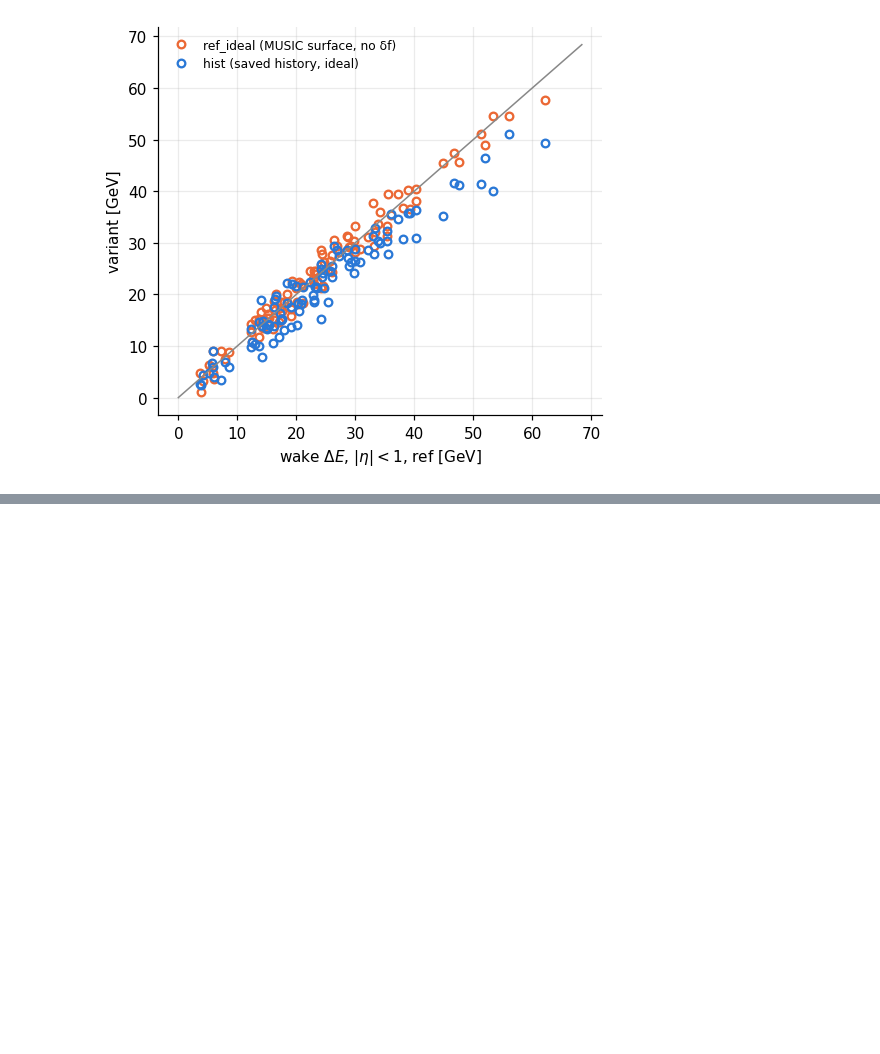
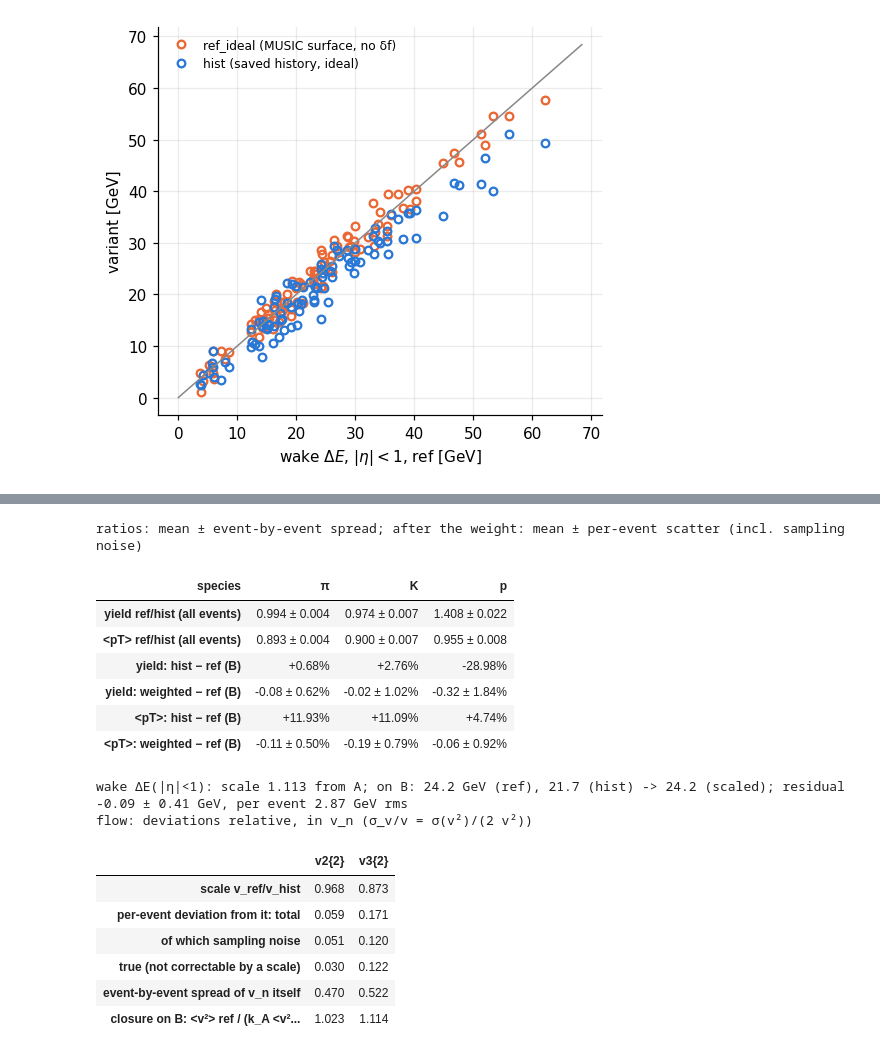
Before and after one commit to jhputschke/js-contrib, a Jupyter notebook: contribs/PyJetscape/example/hydro_hist_vs_surface/hydro_hist_vs_surface.ipynb, the cells around one changed output, grey strips where cells are left out. Saved outputs shown, nothing was run; the diff lists cells and outputs as text; code cells hidden in the pictures; blank space fills up the shorter version.

```diff
--- a/contribs/PyJetscape/example/hydro_hist_vs_surface/hydro_hist_vs_surface.ipynb
+++ b/contribs/PyJetscape/example/hydro_hist_vs_surface/hydro_hist_vs_surface.ipynb
@@ -505 +517,76 @@ hist       wake energy |η|<1: ratio to ref per event, median 0.898, correlation
+# %%
+A, B = np.arange(NEV // 2), np.arange(NEV // 2, NEV)
+ptc, dpt = centers(E["PT_EDGES"]), np.diff(E["PT_EDGES"])
+rows = []
+for j, s in enumerate(("π", "K", "p")):
+    R, H = had("ref", leg, "ptspec")[:, j], had("hist", leg, "ptspec")[:, j]
+    NR, NH = (R * dpt).sum(1), (H * dpt).sum(1)
+    MR, MH = (R * dpt * ptc).sum(1) / NR, (H * dpt * ptc).sum(1) / NH
+    w = R[A].mean(0) / np.maximum(H[A].mean(0), 1e-12)          # per-hadron weight table
+    HC = H[B] * w
+    NC, MC = (HC * dpt).sum(1), (HC * dpt * ptc).sum(1) / (HC * dpt).sum(1)
+    rows.append({"species": s,
+                 "yield ref/hist (all events)": f"{np.mean(NR / NH):.3f} ± {np.std(NR / NH, ddof=1):.3f}",
+                 "<pT> ref/hist (all events)": f"{np.mean(MR / MH):.3f} ± {np.std(MR / MH, ddof=1):.3f}",
+                 "yield: hist − ref (B)": f"{100 * np.mean(NH[B] / NR[B] - 1):+.2f}%",
+                 "yield: weighted − ref (B)": f"{100 * np.mean(NC / NR[B] - 1):+.2f} ± {100 * np.std(NC / NR[B] - 1, ddof=1):.2f}%",
+                 "<pT>: hist − ref (B)": f"{100 * np.mean(MH[B] / MR[B] - 1):+.2f}%",
+                 "<pT>: weighted − ref (B)": f"{100 * np.mean(MC / MR[B] - 1):+.2f} ± {100 * np.std(MC / MR[B] - 1, ddof=1):.2f}%"})
+print("ratios: mean ± event-by-event spread; after the weight: mean ± per-event scatter (incl. sampling noise)")
+display(pd.DataFrame(rows).set_index("species").T)
+
+wr = had("ref", "jet", "E_eta1") - had("ref", "bg", "E_eta1")
+wh = had("hist", "jet", "E_eta1") - had("hist", "bg", "E_eta1")
+k = wr[A].sum() / wh[A].sum(); res = k * wh[B] - wr[B]
+print(f"wake ΔE(|η|<1): scale {k:.3f} from A; on B: {wr[B].mean():.1f} GeV (ref), "
+      f"{wh[B].mean():.1f} (hist) -> {np.mean(k * wh[B]):.1f} (scaled); residual {res.mean():+.2f} ± "
+      f"{res.std(ddof=1) / np.sqrt(len(B)):.2f} GeV, per event {res.std(ddof=1):.2f} GeV rms")
+
+if "had/ref/bg/QA" in S.files:
+    def c2(Q, N):
+        return (np.abs(Q) ** 2 - N) / (N * (N - 1))
+    def halves(v):
+        ns = had(v, leg, "n_samples")[:, None]
+        Q = had(v, leg, "Q")[:, :, -1] * ns; N = had(v, leg, "NQ")[:, -1][:, None] * ns
+        QA, NA = had(v, leg, "QA"), had(v, leg, "NQA")[:, None]
+        return c2(Q, N), c2(QA, NA), c2(Q - QA, N - NA)          # all, half A, half B
+    (cR, aR, bR), (cH, aH, bH) = halves("ref"), halves("hist")
+    rows = []
+    for n in (2, 3):
+        i = n - 1
+        kk = cR[:, i].mean() / cH[:, i].mean()
+        d = cR[:, i] - kk * cH[:, i]
+        dh = (aR[:, i] - kk * aH[:, i]) - (bR[:, i] - kk * bH[:, i])
+        tot, noise = np.var(d, ddof=1), np.var(dh, ddof=1) / 4
+        c = cR[:, i].mean()
+        kA = cR[A, i].mean() / cH[A, i].mean()
+        rows.append({"": f"v{n}{{2}}",
+                     "scale v_ref/v_hist": f"{np.sqrt(kk):.3f}",
+                     "per-event deviation from it: total": f"{np.sqrt(tot) / (2 * c):.3f}",
+                     "  of which sampling noise": f"{np.sqrt(noise) / (2 * c):.3f}",
+                     "  true (not correctable by a scale)": f"{np.sqrt(max(tot - noise, 0)) / (2 * c):.3f}",
+                     "event-by-event spread of v_n itself": f"{np.sqrt(max(np.var(cR[:, i], ddof=1) - np.var(aR[:, i] - bR[:, i], ddof=1) / 4, 0)) / (2 * c):.3f}",
+                     "closure on B: <v²> ref / (k_A <v²> hist), k_A = <v²> ref/hist of A": f"{cR[B, i].mean() / (kA * cH[B, i].mean()):.3f}"})
+    print("flow: deviations relative, in v_n (σ_v/v = σ(v²)/(2 v²))")
+    display(pd.DataFrame(rows).set_index("").T)
+else:
+    print("this summary has no half-sample flow vectors (QA): re-run analyze.py for the v_n part")
+# %% [output]
+ratios: mean ± event-by-event spread; after the weight: mean ± per-event scatter (incl. sampling noise)
+| species | π | K | p |
+| yield ref/hist (all events) | 0.994 ± 0.004 | 0.974 ± 0.007 | 1.408 ± 0.022 |
+| <pT> ref/hist (all events) | 0.893 ± 0.004 | 0.900 ± 0.007 | 0.955 ± 0.008 |
+| yield: hist − ref (B) | +0.68% | +2.76% | -28.98% |
+| yield: weighted − ref (B) | -0.08 ± 0.62% | -0.02 ± 1.02% | -0.32 ± 1.84% |
+| <pT>: hist − ref (B) | +11.93% | +11.09% | +4.74% |
+| <pT>: weighted − ref (B) | -0.11 ± 0.50% | -0.19 ± 0.79% | -0.06 ± 0.92% |
+wake ΔE(|η|<1): scale 1.113 from A; on B: 24.2 GeV (ref), 21.7 (hist) -> 24.2 (scaled); residual -0.09 ± 0.41 GeV, per event 2.87 GeV rms
+flow: deviations relative, in v_n (σ_v/v = σ(v²)/(2 v²))
+|  | v2{2} | v3{2} |
+| scale v_ref/v_hist | 0.968 | 0.873 |
+| per-event deviation from it: total | 0.059 | 0.171 |
+| of which sampling noise | 0.051 | 0.120 |
+| true (not correctable by a scale) | 0.030 | 0.122 |
+| event-by-event spread of v_n itself | 0.470 | 0.522 |
+| closure on B: <v²> ref / (k_A <v²... | 1.023 | 1.114 |
 # %% [markdown]
```
Also changed, not shown: parts of 2 cells of this notebook, 2 other files.
